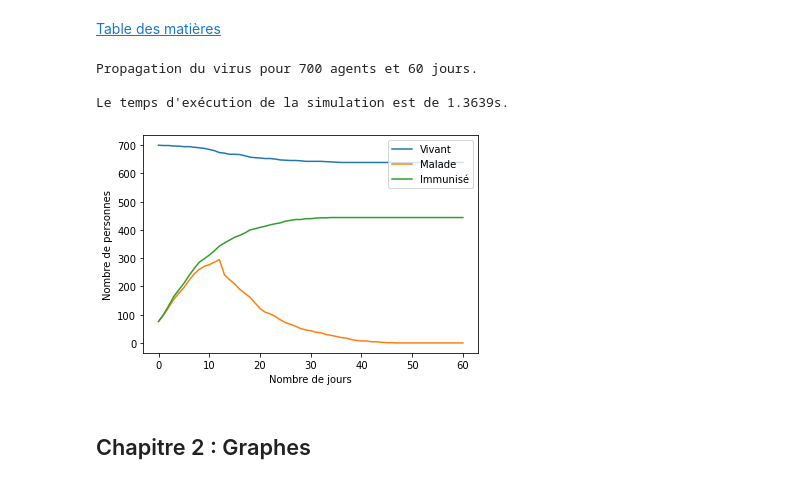
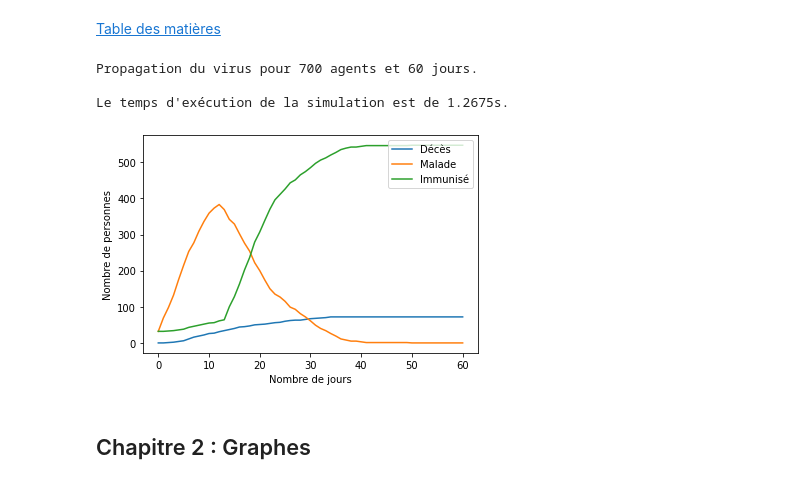
Before and after one commit to cristal-smac/mas_basics, a Jupyter notebook: mas_covid_network.ipynb, the cells around one changed output. Cells and saved outputs as stored; diff of their text form; code cells hidden in the pictures.

```diff
--- a/mas_covid_network.ipynb
+++ b/mas_covid_network.ipynb
@@ -446,8 +454,8 @@ class Agent:
                 print(f"Au final, les alpha-contacts de {j} sont : {contact}\n")
 # %%
 # On relance notre expérience
-nb_agents = 10
-nb_rounds = 2
+nb_agents = 5
+nb_rounds = 1
 
 # Choix du type de graphe :
 graph = nx.barabasi_albert_graph(nb_agents, 1)
@@ -558,14 +576,14 @@ class SMA:
 
         self.plot_malade.append(self.malade.count(1))
         self.plot_immunise.append(self.immunise.count(1))
-        self.plot_vivant.append(self.vivant.count(1))
+        self.plot_vivant.append(self.vivant.count(0))
 
     def run(self, rounds):
         for i in range(0,rounds):
             self.runOnce()
             self.plot_malade.append(self.malade.count(1))
             self.plot_immunise.append(self.immunise.count(1))
-            self.plot_vivant.append(self.vivant.count(1))
+            self.plot_vivant.append(self.vivant.count(0))
 
 
     def runOnce(self):
@@ -636,6 +652,7 @@ nb_rounds = 60
 print(f"Propagation du virus pour {nb_agents} agents et {nb_rounds} jours.")
 
 # Choix du type de graphe :
+
 graph = nx.barabasi_albert_graph(nb_agents, 1)
 #graph = nx.complete_graph(nb_agents)
 #graph = nx.erdos_renyi_graph(nb_agents,0.1)
@@ -643,6 +660,7 @@ graph = nx.barabasi_albert_graph(nb_agents, 1)
 #graph = nx.random_regular_graph(3,nb_agents)
 
 # Pour tester dans une boucle for :
+graphs = [nx.barabasi_albert_graph(nb_agents, 1), nx.erdos_renyi_graph(nb_agents,0.1), nx.cycle_graph(nb_agents), nx.random_regular_graph(3,nb_agents)]
 departs = [0.01, 0.05, 0.1, 0.2, 0.5]
 alphas = [0.2, 0.4, 0.6, 0.8]
 betas = [0.2, 0.4, 0.6, 0.8]
@@ -652,43 +670,43 @@ incubations = [2,4,6,8,10,12,14,15]
 
 # Malheureusement, impossible d'avoir de belles courbes même après avoir tester tous les paramètres ci-dessus
 
-depart = 0.1 # proportion de personnes contaminées au départ
+depart = 0.05 # proportion de personnes contaminées au départ
 alpha = 0.6 # contact
-beta = 0.2 # contamination
+beta = 0.3 # contamination
 gamma = 0.01 # décès
-delta = 0.005 # guérison
+delta = 0.001 # guérison
 incubation = 12 # période pendant laquelle l'agent est malade
-
 
 matrix = nx.to_numpy_array(graph, nodelist=range(nb_agents))
 sma = SMA(nb_agents, matrix, graph, depart, alpha, beta, gamma, delta, incubation)
 
 temps_debut = time.time()
 # On lance le jeu
 sma.run(nb_rounds)
 
 temps_fin = time.time()
 print(f"\nLe temps d'exécution de la simulation est de {round(temps_fin-temps_debut,4)}s.")
 
 # Tracé de graphes :
 x = []
 for i in range(0,len(sma.plot_vivant)):
     x.append(i)
 
 y = [sma.plot_vivant, sma.plot_malade, sma.plot_immunise]
-labels = ['Vivant', 'Malade', 'Immunisé']
+labels = ['Décès', 'Malade', 'Immunisé']
 
 for y_arr, label in zip(y, labels):
     plt.plot(x, y_arr, label=label)
 plt.xlabel('Nombre de jours')
 plt.ylabel('Nombre de personnes')
 plt.legend(loc="upper right")
+plt.savefig('./plot/simulation.pdf')
 plt.show()
 # %% [output]
 Propagation du virus pour 700 agents et 60 jours.
 
-Le temps d'exécution de la simulation est de 1.3639s.
+Le temps d'exécution de la simulation est de 1.2675s.
-[figure, old version]
+[figure, new version]
 # %% [markdown]
 ## Chapitre 2 : Graphes <a class="anchor" id="c2"></a>
 # %% [markdown]
```
Also changed, not shown: parts of 18 cells of this notebook.
